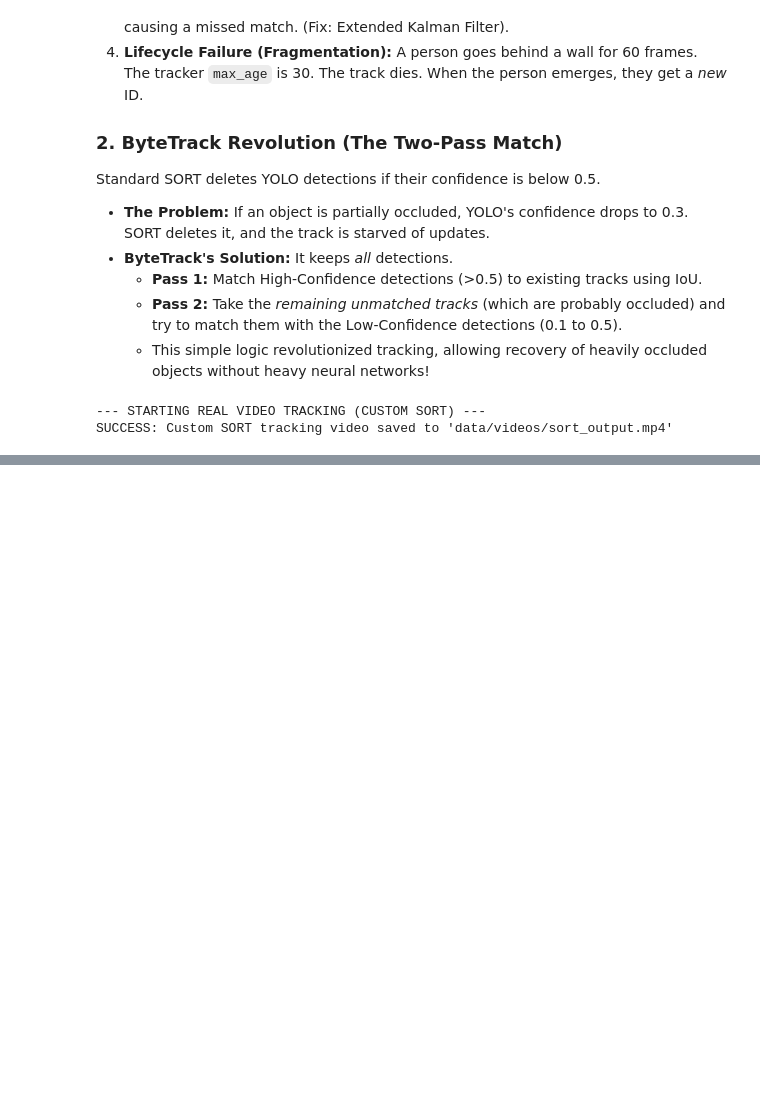
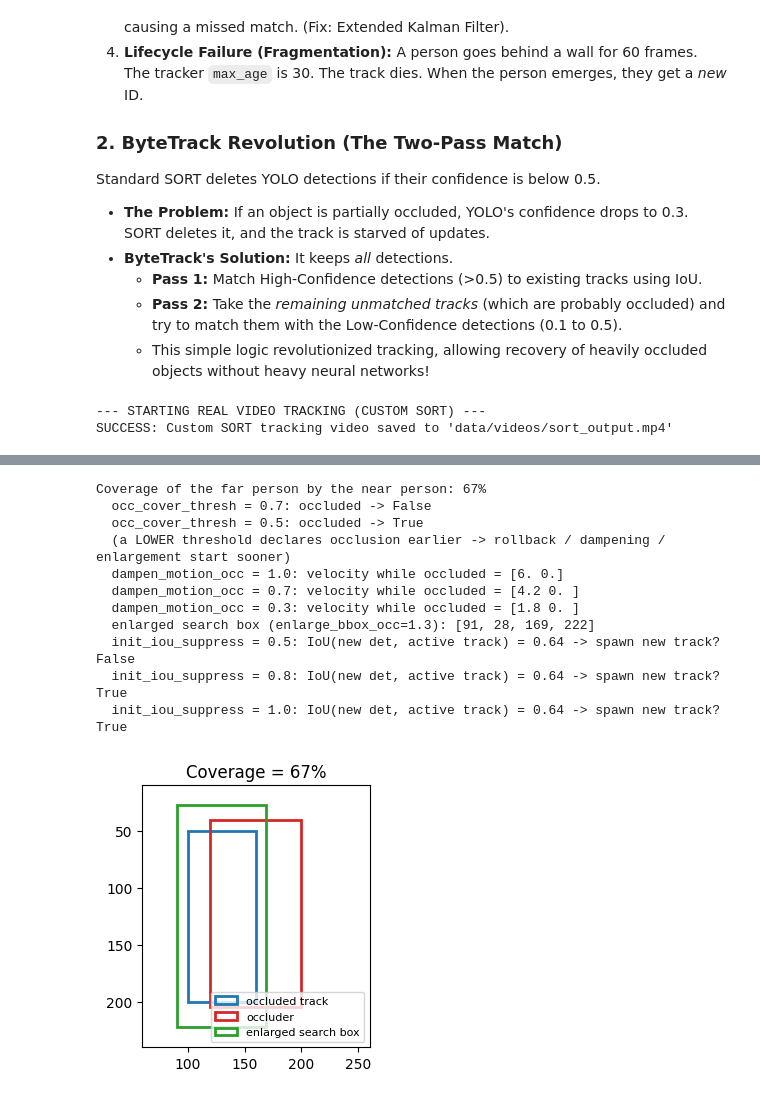
Before and after one commit to AliFazelniya/computer_vision_oly, a Jupyter notebook: object_tracking/sheet.ipynb, the cells around one changed output, grey strips where cells are left out. Cells and saved outputs as stored; diff of their text form; code cells hidden in the pictures; blank space fills up the shorter version.

```diff
--- a/object_tracking/sheet.ipynb
+++ b/object_tracking/sheet.ipynb
@@ -412,0 +1367,57 @@ When evaluating on MOTChallenge, if your tracker fails, ask these 4 questions:
+# %%
+# ── CONCEPT DEMO: occlusion coverage, dampened/enlarged prediction, init-IoU suppression ────
+def coverage_fraction(box, others):
+    """Fraction of `box` area covered by the UNION of `others` (pixel-mask based, so overlaps aren't double-counted)."""
+    x1, y1, x2, y2 = [int(v) for v in box]
+    mask = np.zeros((y2 - y1, x2 - x1), bool)
+    for ox1, oy1, ox2, oy2 in others:
+        ix1, iy1, ix2, iy2 = max(x1, int(ox1)), max(y1, int(oy1)), min(x2, int(ox2)), min(y2, int(oy2))
+        if ix2 > ix1 and iy2 > iy1:
+            mask[iy1 - y1:iy2 - y1, ix1 - x1:ix2 - x1] = True
+    return float(mask.mean())
+
+def enlarge_box(box, scale):
+    """Scale height by `scale`; width follows because the aspect ratio (w/h) is kept (XYAH parametrisation)."""
+    cx, cy, w, h = (box[0] + box[2]) / 2, (box[1] + box[3]) / 2, box[2] - box[0], box[3] - box[1]
+    w, h = w * scale, h * scale
+    return [cx - w / 2, cy - h / 2, cx + w / 2, cy + h / 2]
+
+person_far  = [100, 50, 160, 200]      # track being hidden
+person_near = [120, 40, 200, 205]      # track walking in front of it
+cover = coverage_fraction(person_far, [person_near])
+print(f"Coverage of the far person by the near person: {cover:.0%}")
+for thr in (0.7, 0.5):
+    print(f"  occ_cover_thresh = {thr}: occluded -> {cover > thr}")
+print("  (a LOWER threshold declares occlusion earlier -> rollback / dampening / enlargement start sooner)")
+
+velocity = np.array([6.0, 0.0])
+for damp in (1.0, 0.7, 0.3):
+    print(f"  dampen_motion_occ = {damp}: velocity while occluded = {velocity * damp}")
+print("  enlarged search box (enlarge_bbox_occ=1.3):", [round(v) for v in enlarge_box(person_far, 1.3)])
+
+# init-IoU suppression: a messy second detection of an already-tracked person must not spawn a new ID
+active_track = [300, 60, 360, 210]
+new_det      = [310, 70, 372, 215]
+iou_new = calculate_iou(active_track, new_det)
+for supp in (0.5, 0.8, 1.0):
+    print(f"  init_iou_suppress = {supp}: IoU(new det, active track) = {iou_new:.2f} -> spawn new track? {iou_new <= supp or supp >= 1.0}")
+
+fig, ax = plt.subplots(figsize=(6, 3.4))
+for b, c, l in [(person_far, "tab:blue", "occluded track"), (person_near, "tab:red", "occluder"),
+                (enlarge_box(person_far, 1.3), "tab:green", "enlarged search box")]:
+    ax.add_patch(plt.Rectangle((b[0], b[1]), b[2] - b[0], b[3] - b[1], fill=False, ec=c, lw=2, label=l))
+ax.set_xlim(60, 260); ax.set_ylim(240, 10); ax.set_aspect("equal"); ax.legend(loc="lower right", fontsize=8)
+ax.set_title(f"Coverage = {cover:.0%}"); plt.show()
+# %% [output]
+Coverage of the far person by the near person: 67%
+  occ_cover_thresh = 0.7: occluded -> False
+  occ_cover_thresh = 0.5: occluded -> True
+  (a LOWER threshold declares occlusion earlier -> rollback / dampening / enlargement start sooner)
+  dampen_motion_occ = 1.0: velocity while occluded = [6. 0.]
+  dampen_motion_occ = 0.7: velocity while occluded = [4.2 0. ]
+  dampen_motion_occ = 0.3: velocity while occluded = [1.8 0. ]
+  enlarged search box (enlarge_bbox_occ=1.3): [91, 28, 169, 222]
+  init_iou_suppress = 0.5: IoU(new det, active track) = 0.64 -> spawn new track? False
+  init_iou_suppress = 0.8: IoU(new det, active track) = 0.64 -> spawn new track? True
+  init_iou_suppress = 1.0: IoU(new det, active track) = 0.64 -> spawn new track? True
+[figure, added]
```
Also changed, not shown: parts of 61 cells of this notebook, 20 other files.
